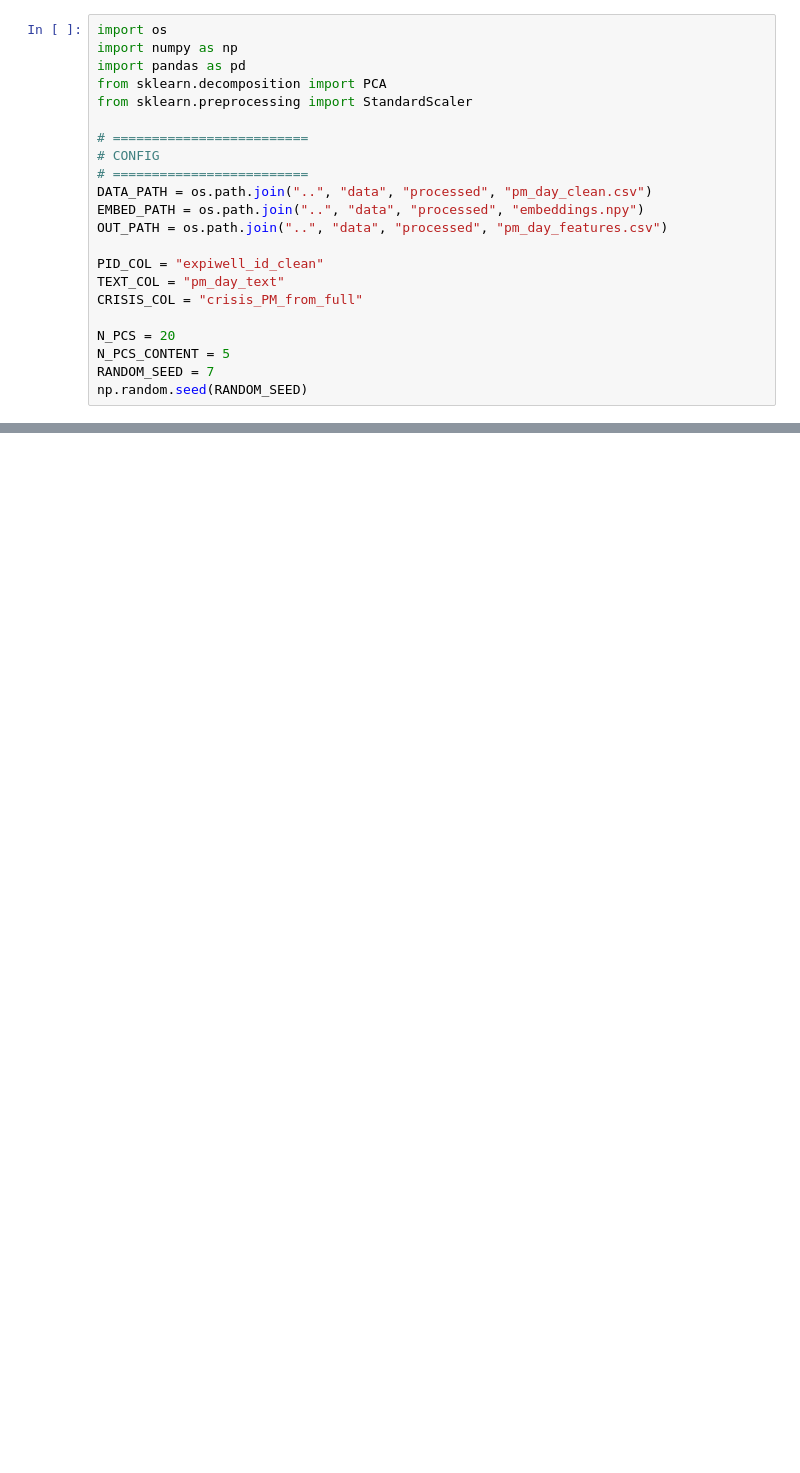
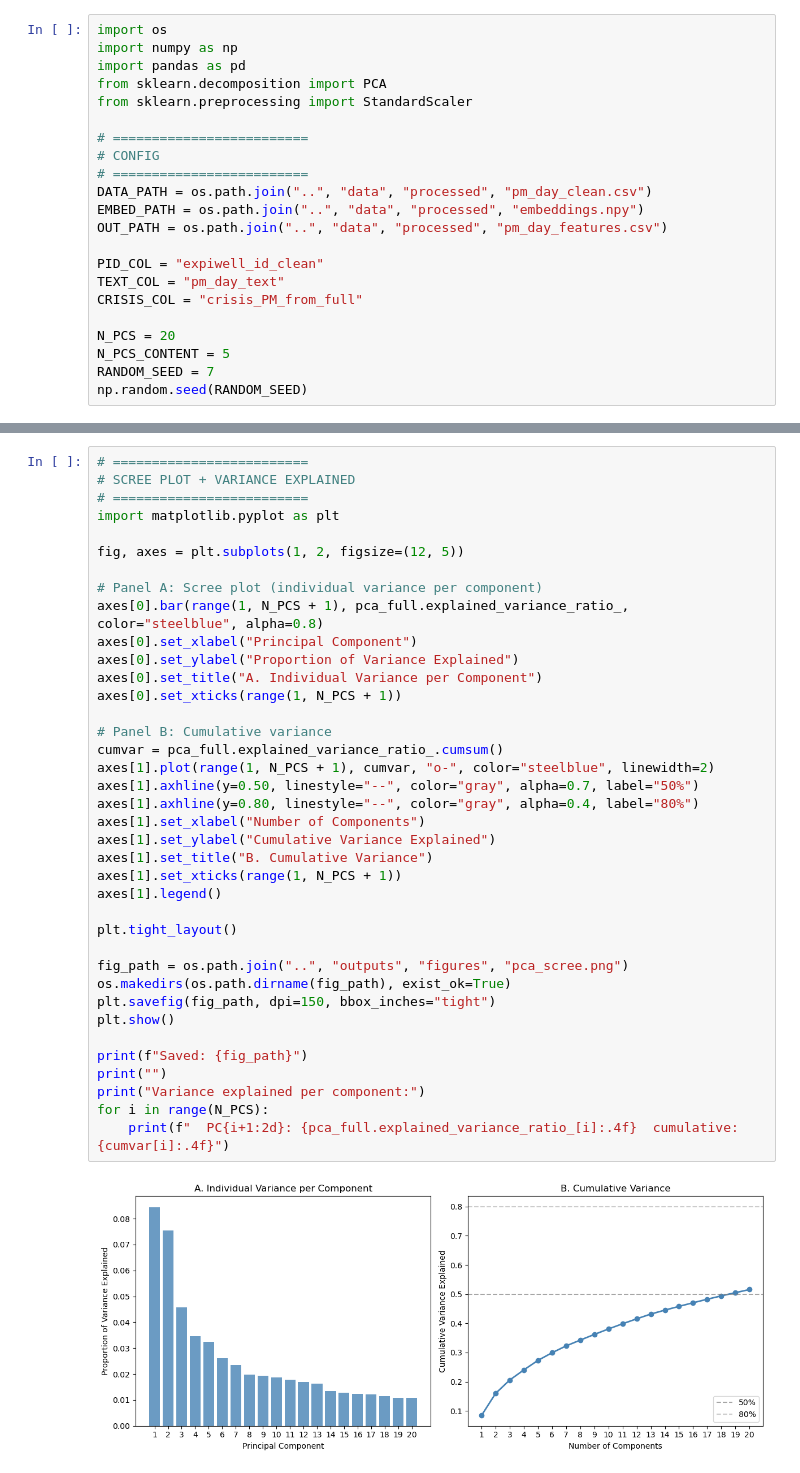
Before and after one commit to BrianWBauer/2026_NLP_Crisis, a Jupyter notebook: notebooks/03_feature_engineering.ipynb, the cells around one changed output, grey strips where cells are left out. Cells and saved outputs as stored; diff of their text form; blank space fills up the shorter version.

```diff
--- a/notebooks/03_feature_engineering.ipynb
+++ b/notebooks/03_feature_engineering.ipynb
@@ -77,0 +160,40 @@ print("  Cumulative variance ({} PCs): {:.3f}".format(N_PCS, pca_full.explained_
+# %%
+# =========================
+# SCREE PLOT + VARIANCE EXPLAINED
+# =========================
+import matplotlib.pyplot as plt
+
+fig, axes = plt.subplots(1, 2, figsize=(12, 5))
+
+# Panel A: Scree plot (individual variance per component)
+axes[0].bar(range(1, N_PCS + 1), pca_full.explained_variance_ratio_, color="steelblue", alpha=0.8)
+axes[0].set_xlabel("Principal Component")
+axes[0].set_ylabel("Proportion of Variance Explained")
+axes[0].set_title("A. Individual Variance per Component")
+axes[0].set_xticks(range(1, N_PCS + 1))
+
+# Panel B: Cumulative variance
+cumvar = pca_full.explained_variance_ratio_.cumsum()
+axes[1].plot(range(1, N_PCS + 1), cumvar, "o-", color="steelblue", linewidth=2)
+axes[1].axhline(y=0.50, linestyle="--", color="gray", alpha=0.7, label="50%")
+axes[1].axhline(y=0.80, linestyle="--", color="gray", alpha=0.4, label="80%")
+axes[1].set_xlabel("Number of Components")
+axes[1].set_ylabel("Cumulative Variance Explained")
+axes[1].set_title("B. Cumulative Variance")
+axes[1].set_xticks(range(1, N_PCS + 1))
+axes[1].legend()
+
+plt.tight_layout()
+
+fig_path = os.path.join("..", "outputs", "figures", "pca_scree.png")
+os.makedirs(os.path.dirname(fig_path), exist_ok=True)
+plt.savefig(fig_path, dpi=150, bbox_inches="tight")
+plt.show()
+
+print(f"Saved: {fig_path}")
+print("")
+print("Variance explained per component:")
+for i in range(N_PCS):
+    print(f"  PC{i+1:2d}: {pca_full.explained_variance_ratio_[i]:.4f}  cumulative: {cumvar[i]:.4f}")
+# %% [output]
+[figure, added]
```
Also changed, not shown: parts of 9 cells of this notebook, 20 other files.
